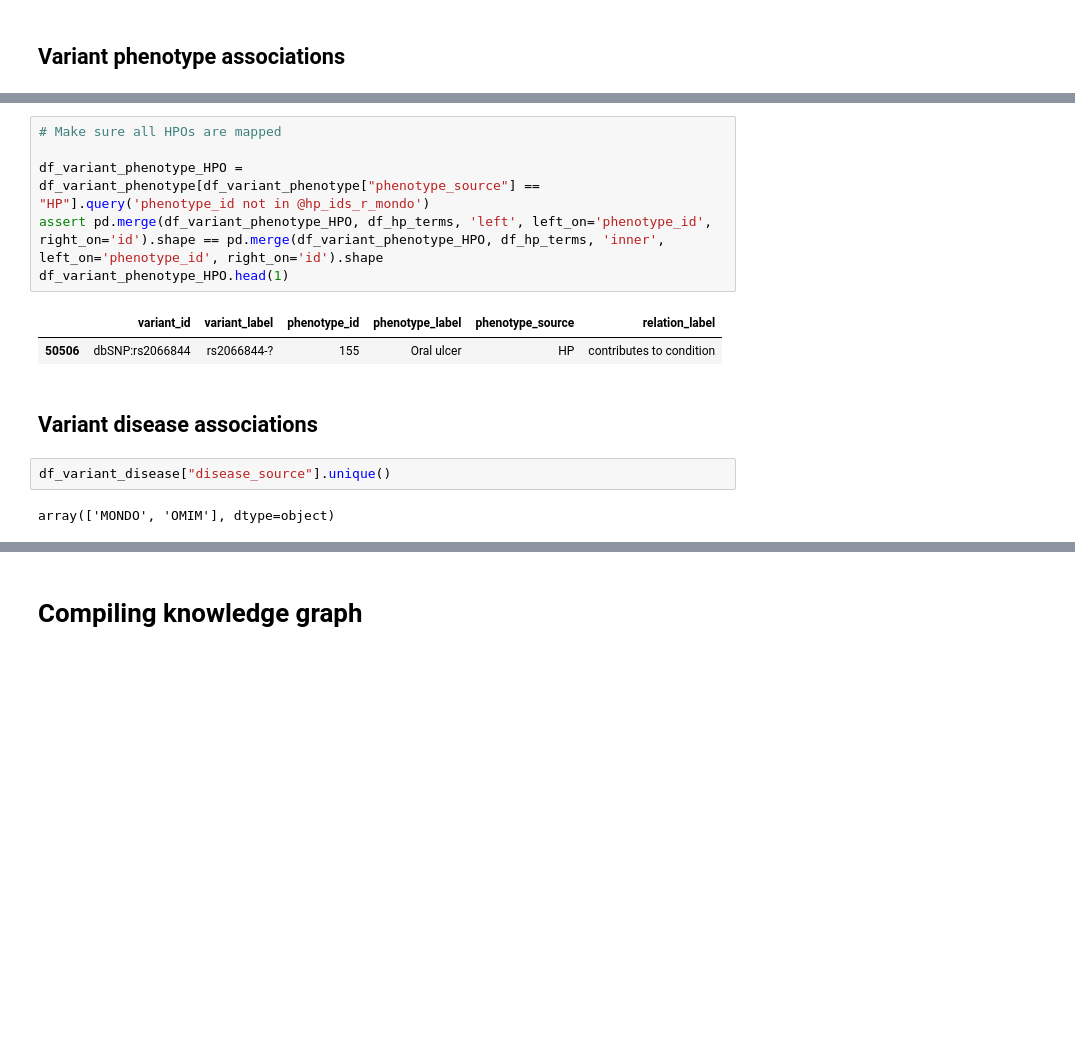
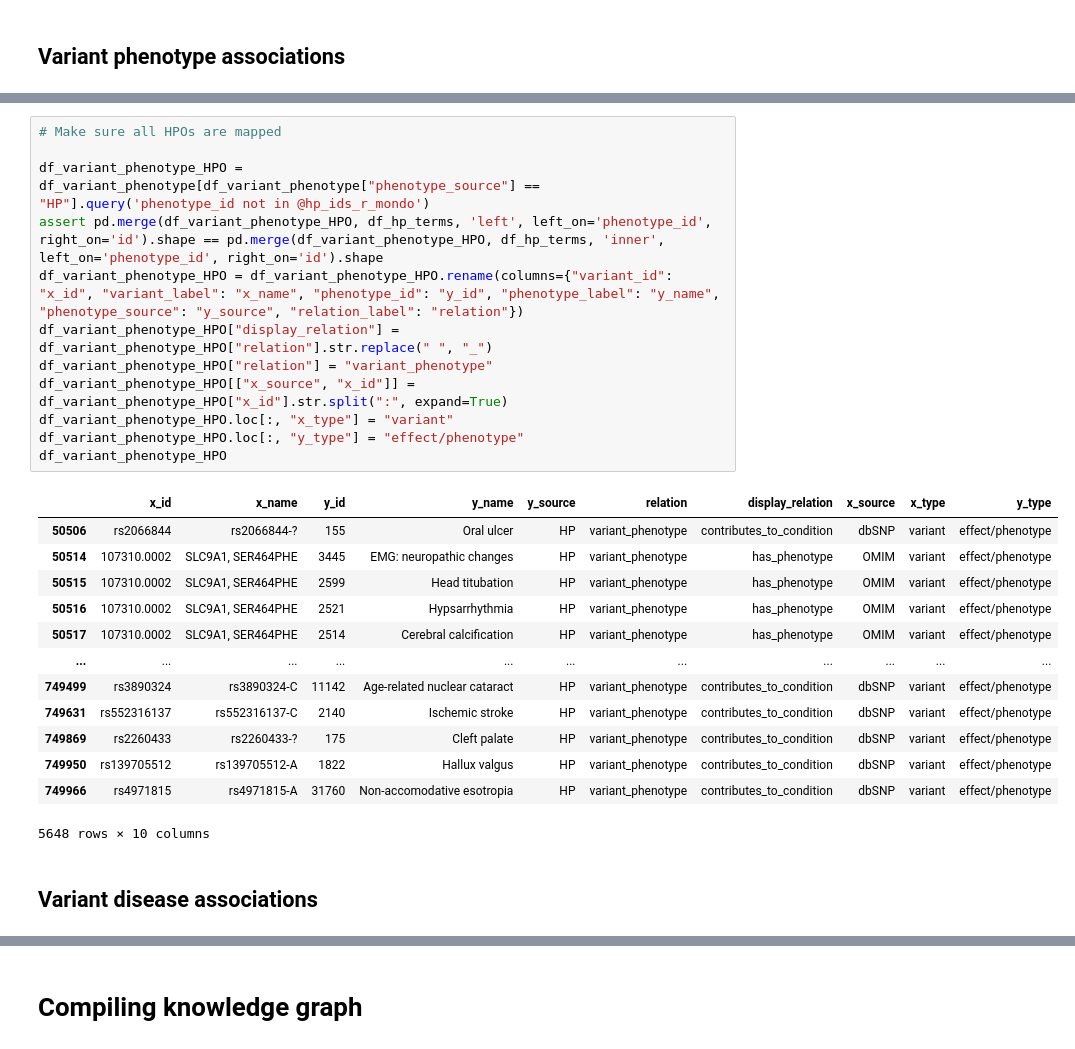
Before and after one commit to michellemli/PrimeKG, a Jupyter notebook: knowledge_graph/build_graph.ipynb, the cells around one changed output, grey strips where cells are left out. Saved outputs shown, nothing was run; the diff lists cells and outputs as text; blank space fills up the shorter version.

Commit message:
Add variants to KG

```diff
--- a/knowledge_graph/build_graph.ipynb
+++ b/knowledge_graph/build_graph.ipynb
@@ -919,15 +1049,28 @@ df_variant_phenotype_MONDO
 # %%
 # Make sure all HPOs are mapped
 
 df_variant_phenotype_HPO = df_variant_phenotype[df_variant_phenotype["phenotype_source"] == "HP"].query('phenotype_id not in @hp_ids_r_mondo')
 assert pd.merge(df_variant_phenotype_HPO, df_hp_terms, 'left', left_on='phenotype_id', right_on='id').shape == pd.merge(df_variant_phenotype_HPO, df_hp_terms, 'inner', left_on='phenotype_id', right_on='id').shape
-df_variant_phenotype_HPO.head(1)
+df_variant_phenotype_HPO = df_variant_phenotype_HPO.rename(columns={"variant_id": "x_id", "variant_label": "x_name", "phenotype_id": "y_id", "phenotype_label": "y_name", "phenotype_source": "y_source", "relation_label": "relation"})
+df_variant_phenotype_HPO["display_relation"] = df_variant_phenotype_HPO["relation"].str.replace(" ", "_")
+df_variant_phenotype_HPO["relation"] = "variant_phenotype"
+df_variant_phenotype_HPO[["x_source", "x_id"]] = df_variant_phenotype_HPO["x_id"].str.split(":", expand=True)
+df_variant_phenotype_HPO.loc[:, "x_type"] = "variant"
+df_variant_phenotype_HPO.loc[:, "y_type"] = "effect/phenotype"
+df_variant_phenotype_HPO
 # %% [output]
-|  | variant_id | variant_label | phenotype_id | phenotype_label | phenotype_source | relation_label |
-| 50506 | dbSNP:rs2066844 | rs2066844-? | 155 | Oral ulcer | HP | contributes to condition |
+|  | x_id | x_name | y_id | y_name | y_source | relation | display_relation | x_source | x_type | y_type |
+| 50506 | rs2066844 | rs2066844-? | 155 | Oral ulcer | HP | variant_phenotype | contributes_to_condition | dbSNP | variant | effect/phenotype |
+| 50514 | 107310.0002 | SLC9A1, SER464PHE | 3445 | EMG: neuropathic changes | HP | variant_phenotype | has_phenotype | OMIM | variant | effect/phenotype |
+| 50515 | 107310.0002 | SLC9A1, SER464PHE | 2599 | Head titubation | HP | variant_phenotype | has_phenotype | OMIM | variant | effect/phenotype |
+| 50516 | 107310.0002 | SLC9A1, SER464PHE | 2521 | Hypsarrhythmia | HP | variant_phenotype | has_phenotype | OMIM | variant | effect/phenotype |
+| 50517 | 107310.0002 | SLC9A1, SER464PHE | 2514 | Cerebral calcification | HP | variant_phenotype | has_phenotype | OMIM | variant | effect/phenotype |
+| ... | ... | ... | ... | ... | ... | ... | ... | ... | ... | ... |
+| 749499 | rs3890324 | rs3890324-C | 11142 | Age-related nuclear cataract | HP | variant_phenotype | contributes_to_condition | dbSNP | variant | effect/phenotype |
+| 749631 | rs552316137 | rs552316137-C | 2140 | Ischemic stroke | HP | variant_phenotype | contributes_to_condition | dbSNP | variant | effect/phenotype |
+| 749869 | rs2260433 | rs2260433-? | 175 | Cleft palate | HP | variant_phenotype | contributes_to_condition | dbSNP | variant | effect/phenotype |
+| 749950 | rs139705512 | rs139705512-A | 1822 | Hallux valgus | HP | variant_phenotype | contributes_to_condition | dbSNP | variant | effect/phenotype |
+| 749966 | rs4971815 | rs4971815-A | 31760 | Non-accomodative esotropia | HP | variant_phenotype | contributes_to_condition | dbSNP | variant | effect/phenotype |
+5648 rows × 10 columns
 # %% [markdown]
 ## Variant disease associations
-# %%
-df_variant_disease["disease_source"].unique()
-# %% [output]
-array(['MONDO', 'OMIM'], dtype=object)
```
Also changed, not shown: parts of 40 cells of this notebook.
